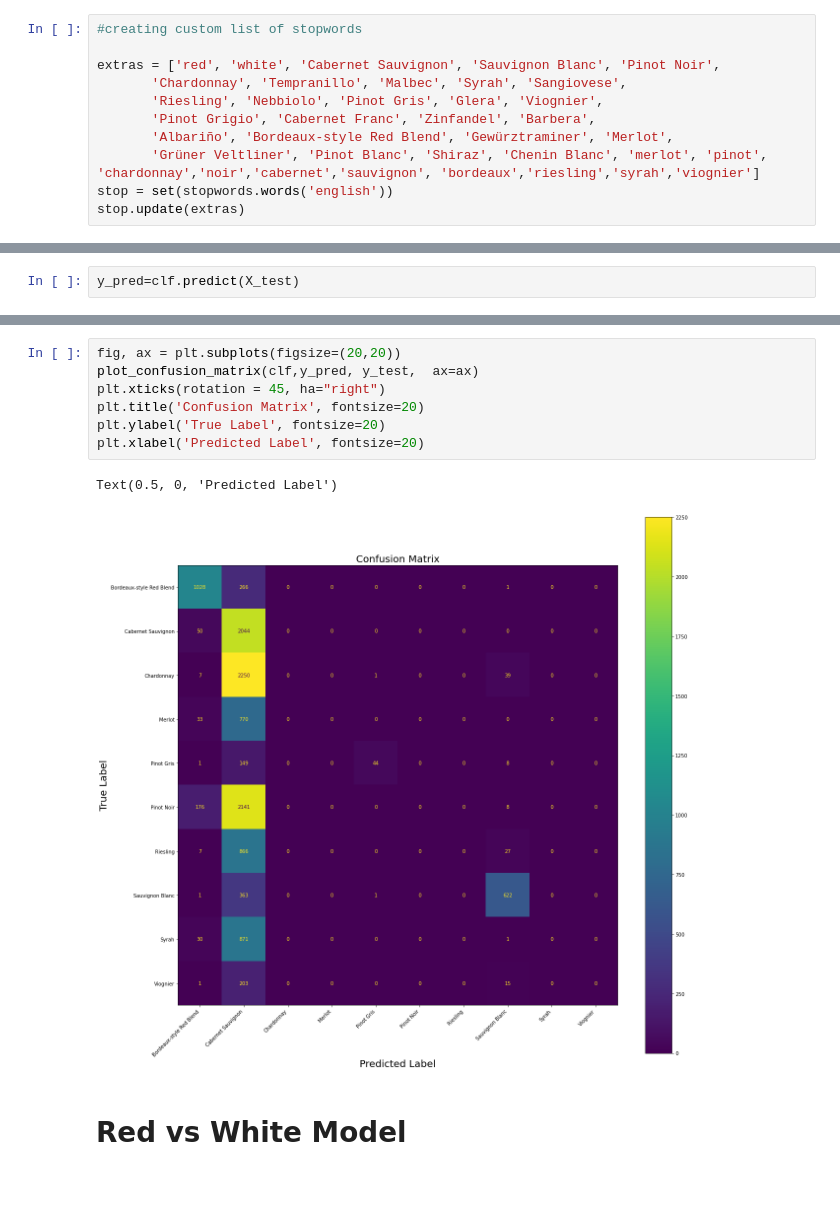
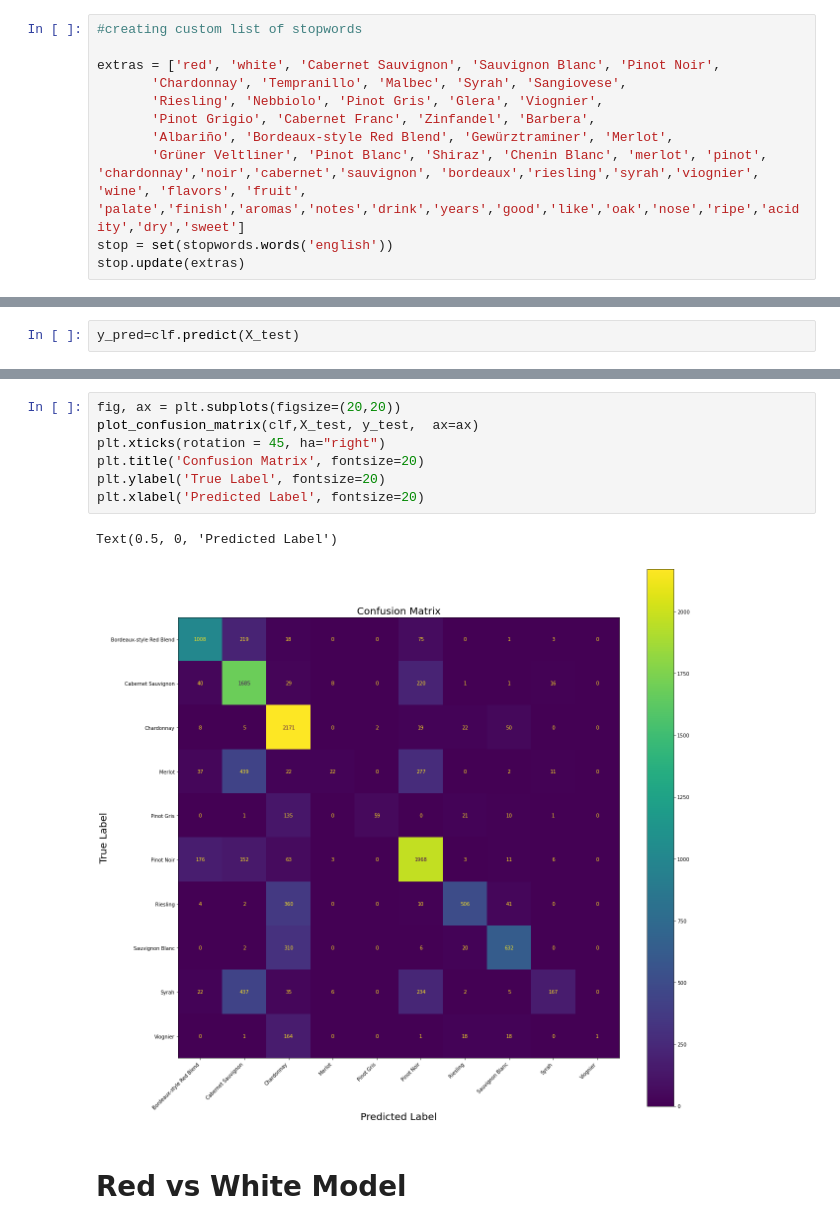
Before and after one commit to ascott011/Wine_Prediction, a Jupyter notebook: Capstone_2.1.ipynb, the cells around one changed output, grey strips where cells are left out. Drawn from its saved outputs; the diff is of its cells as text; blank space fills up the shorter version.

```diff
--- a/Capstone_2.1.ipynb
+++ b/Capstone_2.1.ipynb
@@ -296,7 +296,7 @@ extras = ['red', 'white', 'Cabernet Sauvignon', 'Sauvignon Blanc', 'Pinot Noir',
        'Riesling', 'Nebbiolo', 'Pinot Gris', 'Glera', 'Viognier',
        'Pinot Grigio', 'Cabernet Franc', 'Zinfandel', 'Barbera',
        'Albariño', 'Bordeaux-style Red Blend', 'Gewürztraminer', 'Merlot',
-       'Grüner Veltliner', 'Pinot Blanc', 'Shiraz', 'Chenin Blanc', 'merlot', 'pinot', 'chardonnay','noir','cabernet','sauvignon', 'bordeaux','riesling','syrah','viognier']
+       'Grüner Veltliner', 'Pinot Blanc', 'Shiraz', 'Chenin Blanc', 'merlot', 'pinot', 'chardonnay','noir','cabernet','sauvignon', 'bordeaux','riesling','syrah','viognier', 'wine', 'flavors', 'fruit', 'palate','finish','aromas','notes','drink','years','good','like','oak','nose','ripe','acidity','dry','sweet']
 stop = set(stopwords.words('english'))
 stop.update(extras)
 # %%
@@ -464,13 +468,13 @@ Accuracy is: 0.6839654025282768
 # %%
 fig, ax = plt.subplots(figsize=(20,20))
-plot_confusion_matrix(clf,y_pred, y_test,  ax=ax)
+plot_confusion_matrix(clf,X_test, y_test,  ax=ax)
 plt.xticks(rotation = 45, ha="right")
 plt.title('Confusion Matrix', fontsize=20)
 plt.ylabel('True Label', fontsize=20)
 plt.xlabel('Predicted Label', fontsize=20)
 # %% [output]
 Text(0.5, 0, 'Predicted Label')
-[figure, old version]
+[figure, new version]
 # %% [markdown]
 # Red vs White Model
 # %%
```
Also changed, not shown: parts of 13 cells of this notebook.
